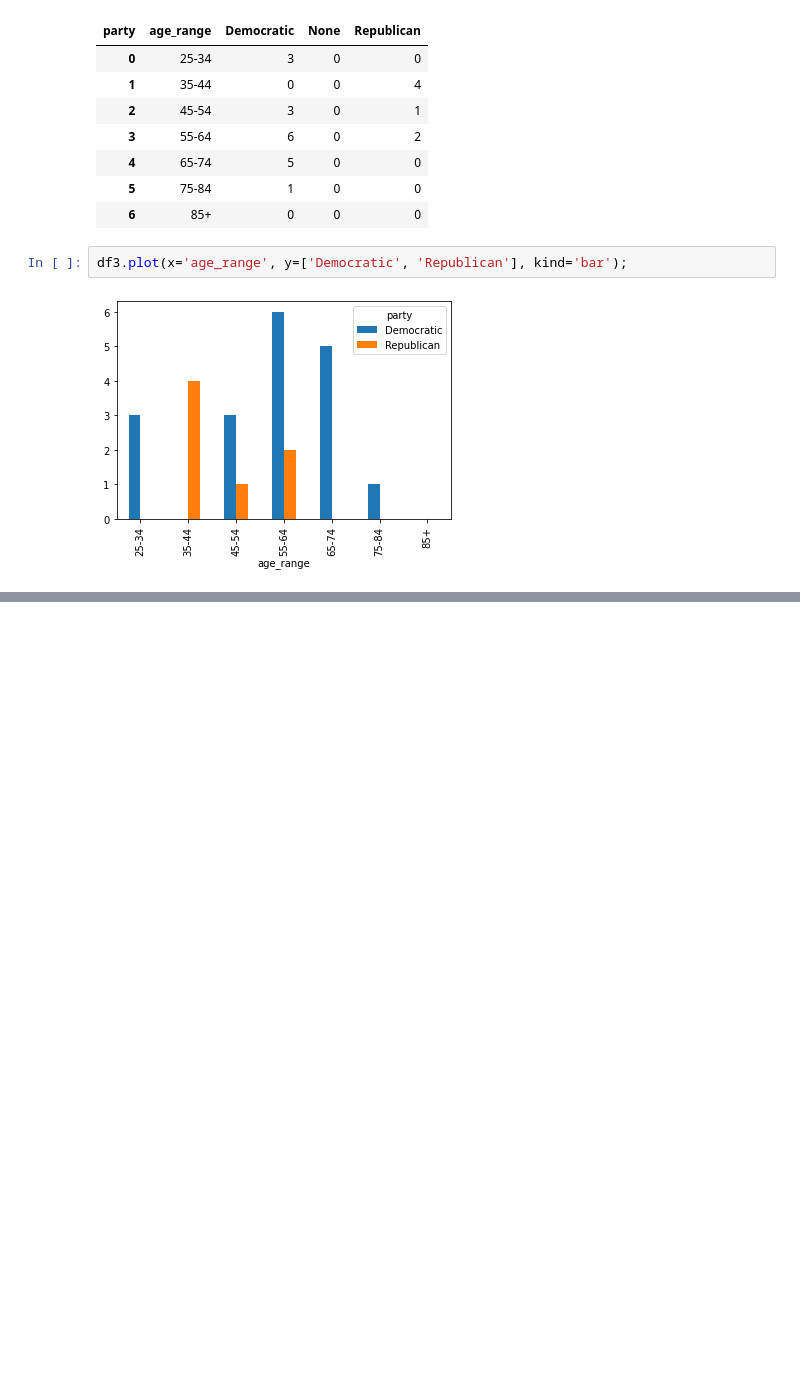
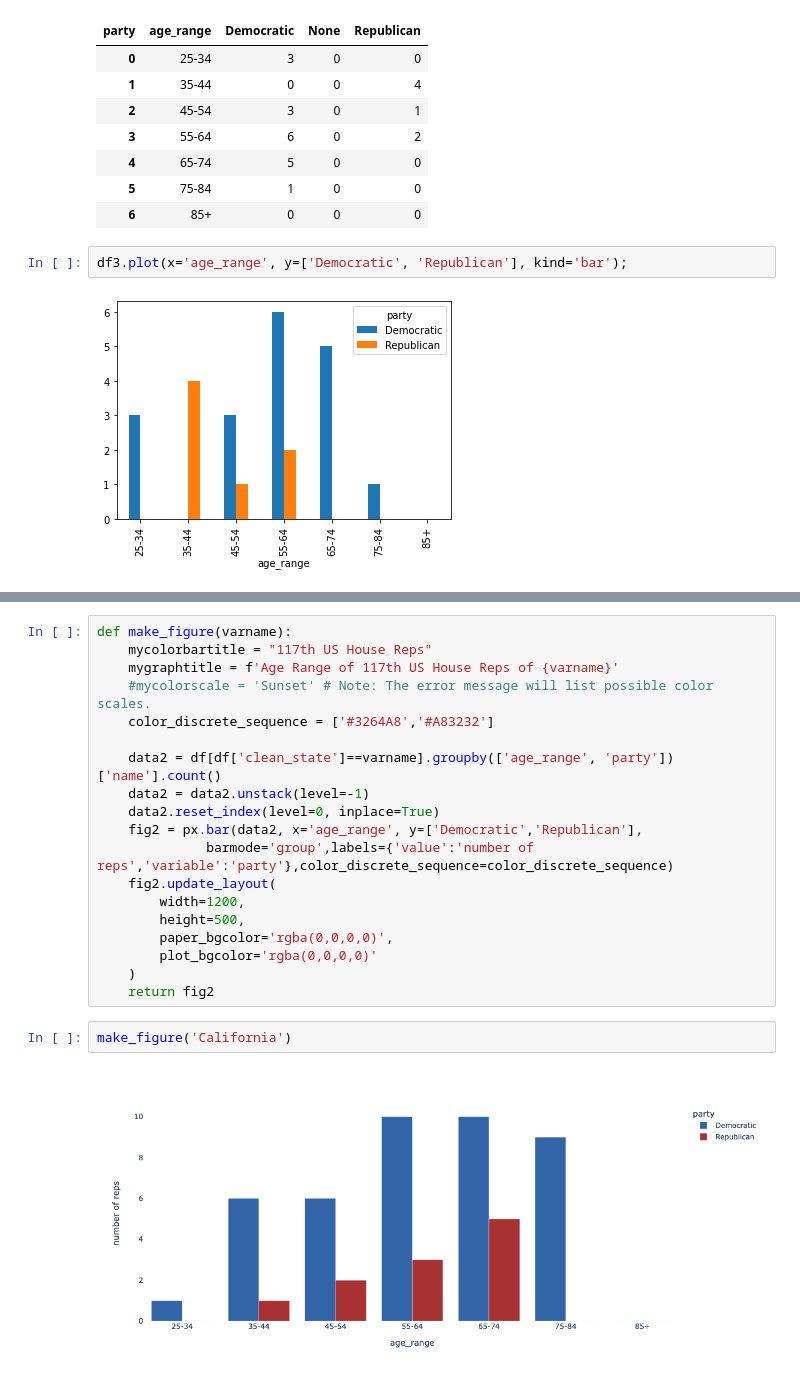
Before and after one commit to wangweiching/data-science-project-8, a Jupyter notebook: data-exploration.ipynb, the cells around one changed output, grey strips where cells are left out. Drawn from its saved outputs; the diff is of its cells as text; blank space fills up the shorter version.

```diff
--- a/data-exploration.ipynb
+++ b/data-exploration.ipynb
@@ -341,0 +345,23 @@ df3.plot(x='age_range', y=['Democratic', 'Republican'], kind='bar');
+# %%
+def make_figure(varname):
+    mycolorbartitle = "117th US House Reps"
+    mygraphtitle = f'Age Range of 117th US House Reps of {varname}'
+    #mycolorscale = 'Sunset' # Note: The error message will list possible color scales.
+    color_discrete_sequence = ['#3264A8','#A83232']
+
+    data2 = df[df['clean_state']==varname].groupby(['age_range', 'party'])['name'].count()
+    data2 = data2.unstack(level=-1)
+    data2.reset_index(level=0, inplace=True)
+    fig2 = px.bar(data2, x='age_range', y=['Democratic','Republican'],
+              barmode='group',labels={'value':'number of reps','variable':'party'},color_discrete_sequence=color_discrete_sequence)
+    fig2.update_layout(
+        width=1200,
+        height=500,
+        paper_bgcolor='rgba(0,0,0,0)',
+        plot_bgcolor='rgba(0,0,0,0)'
+    )
+    return fig2
+# %%
+make_figure('California')
+# %% [output]
+[figure, added]
```
Also changed, not shown: parts of 44 cells of this notebook.
